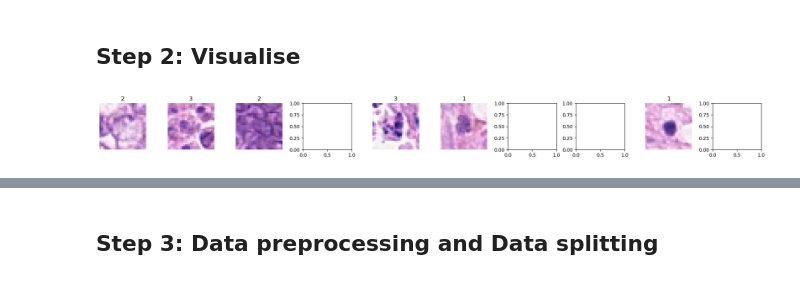
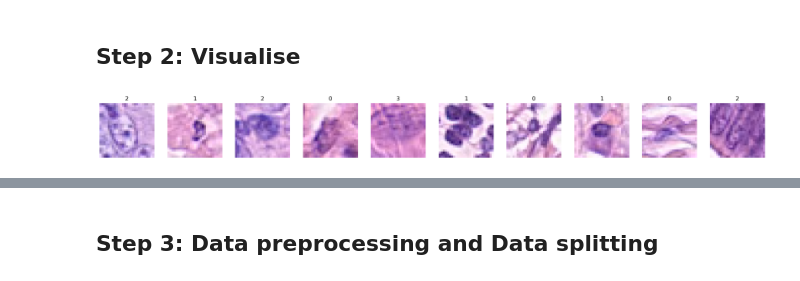
Before and after one commit to RavinduDias/ML-assignment-2-group-89, a Jupyter notebook: ML_AS2_89.ipynb, the cells around one changed output, grey strips where cells are left out. Cells and saved outputs as stored; diff of their text form; code cells hidden in the pictures.

```diff
--- a/ML_AS2_89.ipynb
+++ b/ML_AS2_89.ipynb
@@ -60,17 +60,26 @@ Name: count, dtype: int64
 # %%
 # Step 2: Visualize some images
 # Randomly sample and display 10 image examples with their cell type label
 import random
-from PIL import Image
+from PIL import Image, UnidentifiedImageError
 
-sample = data[data['source'] == 'main'].sample(10)
+sample = data[data['source'] == 'main'].sample(20)  # Sample more in case some are invalid
 fig, axs = plt.subplots(1, 10, figsize=(20, 2))
+
+valid_count = 0
 for i, row in sample.iterrows():
-    img = Image.open(f"./patch_images/{row['ImageName']}")
-    axs[i % 10].imshow(img)
-    axs[i % 10].axis('off')
-    axs[i % 10].set_title(row['cellType'])
+    if valid_count >= 10:
+        break
+    try:
+        img = Image.open(f"./patch_images/{row['ImageName']}")
+        axs[valid_count].imshow(img)
+        axs[valid_count].axis('off')
+        axs[valid_count].set_title(row['cellType'])
+        valid_count += 1
+    except (FileNotFoundError, UnidentifiedImageError, OSError):
+        continue  # Skip broken or unreadable files
+
 plt.tight_layout()
 plt.show()
 # %% [output]
-[figure, old version]
+[figure, new version]
```
Also changed, not shown: parts of 20 cells of this notebook.
